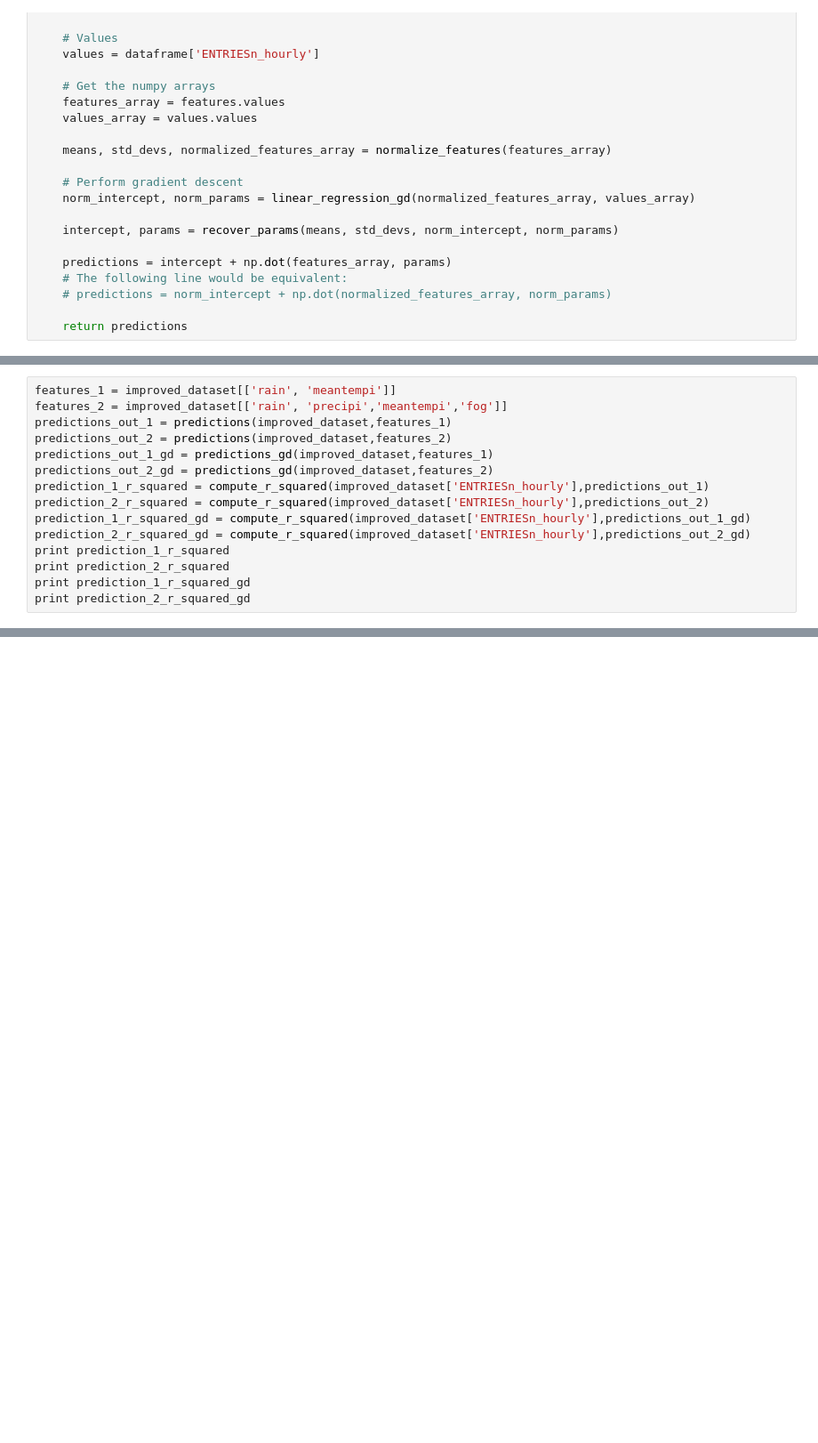
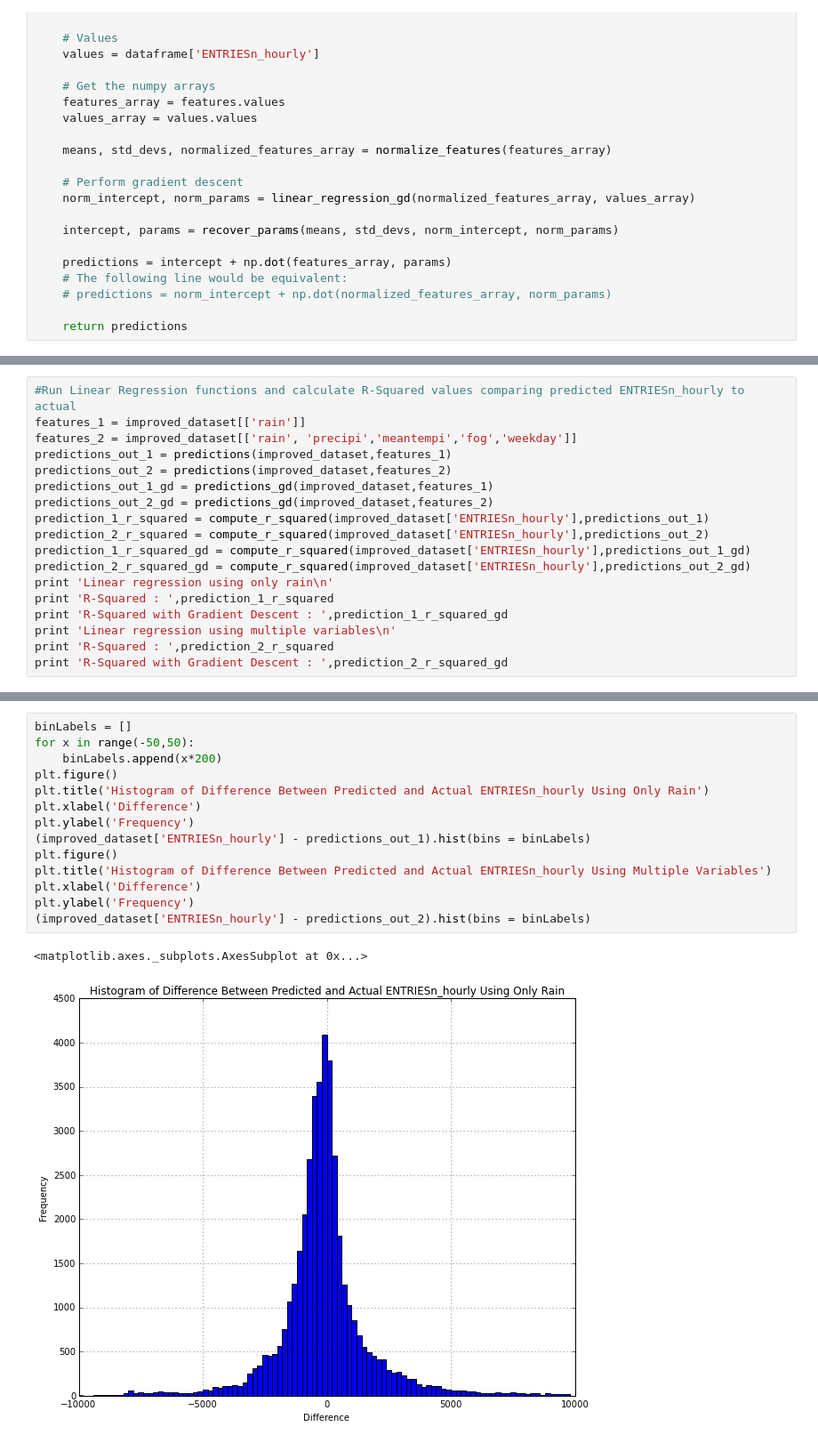
Before and after one commit to UC89/dataScienceStuff, a Jupyter notebook: project_1.ipynb, the cells around one changed output, grey strips where cells are left out. Shown at 89% size. Saved outputs shown, nothing was run; the diff lists cells and outputs as text; blank space fills up the shorter version.

```diff
--- a/project_1.ipynb
+++ b/project_1.ipynb
@@ -489,6 +507,7 @@ def predictions_gd(dataframe,features):
 # %%
-features_1 = improved_dataset[['rain', 'meantempi']]
-features_2 = improved_dataset[['rain', 'precipi','meantempi','fog']]
+#Run Linear Regression functions and calculate R-Squared values comparing predicted ENTRIESn_hourly to actual
+features_1 = improved_dataset[['rain']]
+features_2 = improved_dataset[['rain', 'precipi','meantempi','fog','weekday']]
 predictions_out_1 = predictions(improved_dataset,features_1)
 predictions_out_2 = predictions(improved_dataset,features_2)
 predictions_out_1_gd = predictions_gd(improved_dataset,features_1)
@@ -497,8 +516,10 @@ prediction_1_r_squared = compute_r_squared(improved_dataset['ENTRIESn_hourly'],p
 prediction_2_r_squared = compute_r_squared(improved_dataset['ENTRIESn_hourly'],predictions_out_2)
 prediction_1_r_squared_gd = compute_r_squared(improved_dataset['ENTRIESn_hourly'],predictions_out_1_gd)
 prediction_2_r_squared_gd = compute_r_squared(improved_dataset['ENTRIESn_hourly'],predictions_out_2_gd)
-print prediction_1_r_squared
-print prediction_2_r_squared
-print prediction_1_r_squared_gd
-print prediction_2_r_squared_gd
+print 'Linear regression using only rain\n'
+print 'R-Squared : ',prediction_1_r_squared
+print 'R-Squared with Gradient Descent : ',prediction_1_r_squared_gd
+print 'Linear regression using multiple variables\n'
+print 'R-Squared : ',prediction_2_r_squared
+print 'R-Squared with Gradient Descent : ',prediction_2_r_squared_gd
 # %% [output]
@@ -508,0 +536,17 @@ print prediction_2_r_squared_gd
+# %%
+binLabels = []
+for x in range(-50,50):
+    binLabels.append(x*200)
+plt.figure()
+plt.title('Histogram of Difference Between Predicted and Actual ENTRIESn_hourly Using Only Rain')
+plt.xlabel('Difference')
+plt.ylabel('Frequency')
+(improved_dataset['ENTRIESn_hourly'] - predictions_out_1).hist(bins = binLabels)
+plt.figure()
+plt.title('Histogram of Difference Between Predicted and Actual ENTRIESn_hourly Using Multiple Variables')
+plt.xlabel('Difference')
+plt.ylabel('Frequency')
+(improved_dataset['ENTRIESn_hourly'] - predictions_out_2).hist(bins = binLabels)
+# %% [output]
+<matplotlib.axes._subplots.AxesSubplot at 0x...>
+[figure, added]
```
Also changed, not shown: parts of 45 cells of this notebook.
